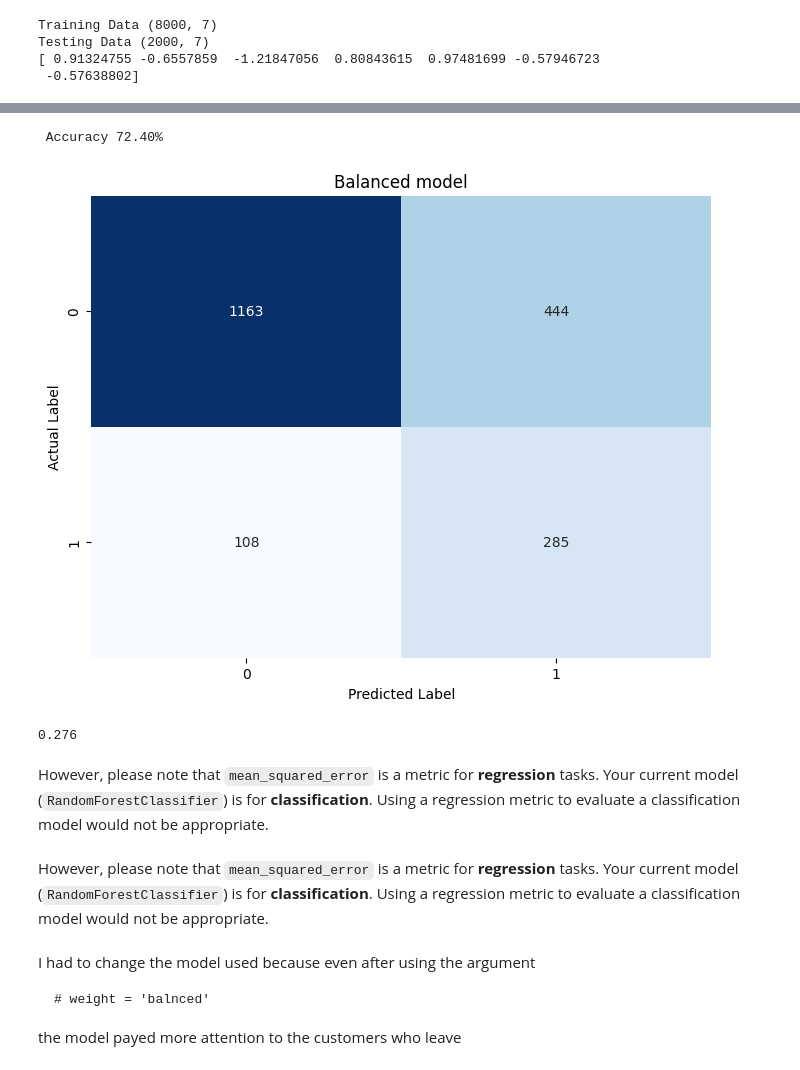
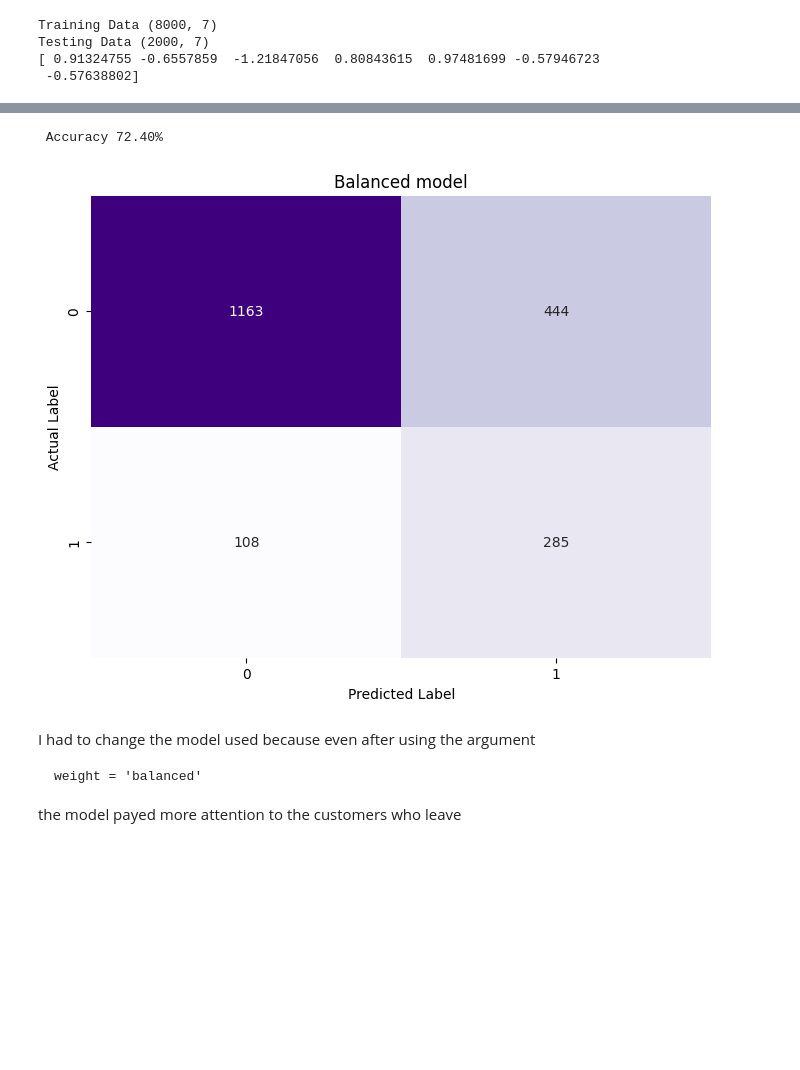
Before and after one commit to vee234o/AI-Now-Churn-Project, a Jupyter notebook: churn_prediction.ipynb, the cells around one changed output, grey strips where cells are left out. Saved outputs shown, nothing was run; the diff lists cells and outputs as text; code cells hidden in the pictures; blank space fills up the shorter version.

````diff
--- a/churn_prediction.ipynb
+++ b/churn_prediction.ipynb
@@ -213,17 +215,13 @@ y_pred = model_balanced.predict(X_test_scaled)
 # %%
 accuracy = accuracy_score(y_test, y_pred)
 print(f" Accuracy {accuracy * 100:.2f}%")
 cm_balanced = confusion_matrix(y_test, y_pred)
 plt.figure(figsize=(8, 6))
-sns.heatmap(cm_balanced, annot =True, fmt='d', cmap='Blues', cbar=False)
+sns.heatmap(cm_balanced, annot =True, fmt='d', cmap='Purples', cbar=False)
 plt.xlabel('Predicted Label')
 plt.ylabel('Actual Label')
 plt.title('Balanced model')
 plt.show()
 # %% [output]
  Accuracy 72.40%
-[figure, old version]
+[figure, new version]
-# %%
-mean_squared_error(y_test,y_pred)
-# %% [output]
-0.276
@@ -232,2 +227,0 @@ from sklearn.metrics import mean_squared_error
-# %% [markdown]
-However, please note that `mean_squared_error` is a metric for **regression** tasks. Your current model (`RandomForestClassifier`) is for **classification**. Using a regression metric to evaluate a classification model would not be appropriate.
@@ -236,10 +228,8 @@ from sklearn.metrics import mean_squared_error
-# %% [markdown]
-However, please note that `mean_squared_error` is a metric for **regression** tasks. Your current model (`RandomForestClassifier`) is for **classification**. Using a regression metric to evaluate a classification model would not be appropriate.
 # %% [markdown]
 I had to change the model used because even after using the argument
 
 ```
-# weight = 'balnced'
+weight = 'balanced'
 ```
 the model payed more attention to the customers who leave
 # %%
````
Also changed, not shown: parts of 7 cells of this notebook.
